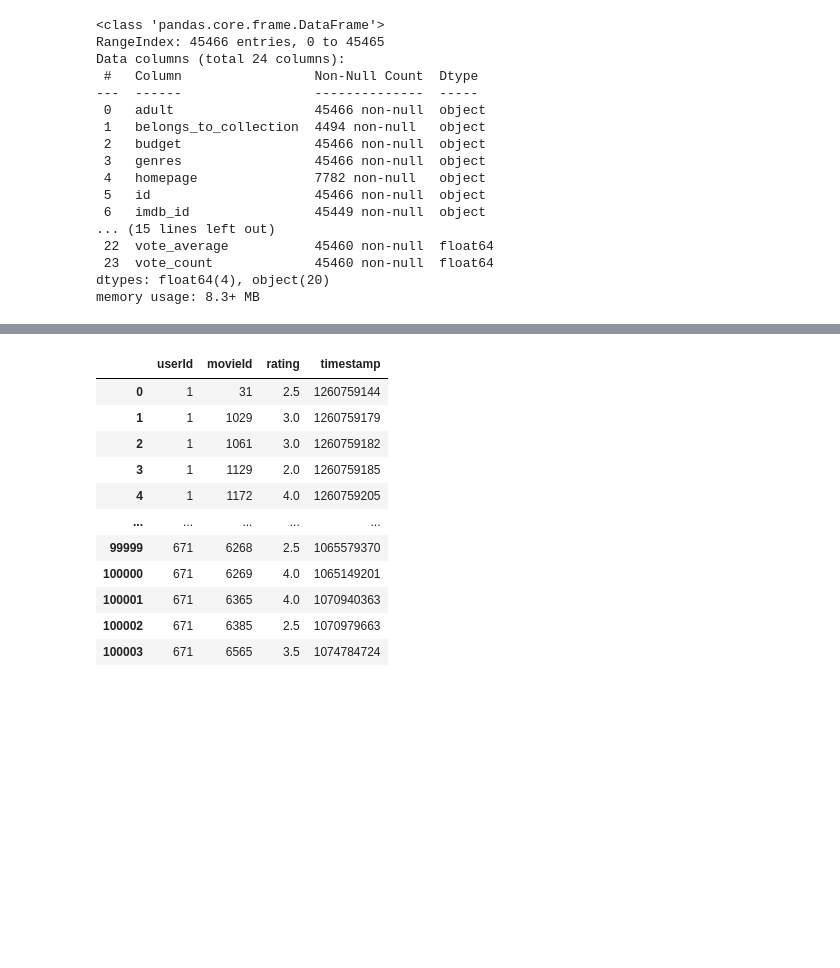
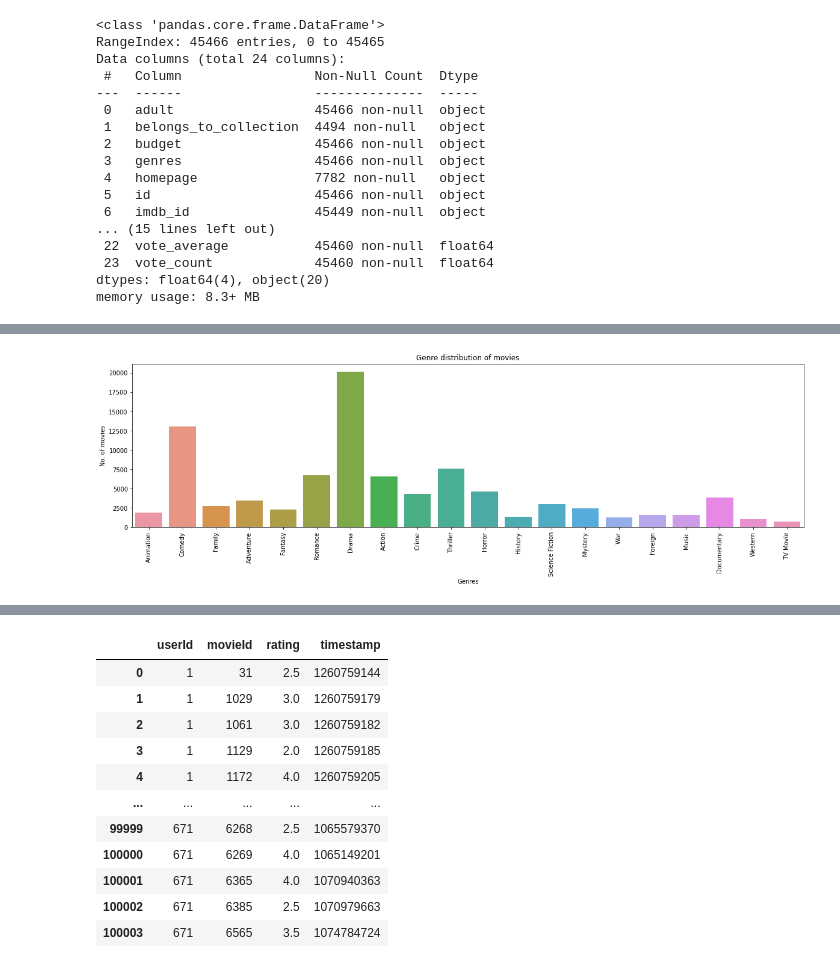
Before and after one commit to meric2/Movie-Recommendation-System, a Jupyter notebook: recommend.ipynb, the cells around one changed output, grey strips where cells are left out. Drawn from its saved outputs; the diff is of its cells as text; code cells hidden in the pictures; blank space fills up the shorter version.

```diff
--- a/recommend.ipynb
+++ b/recommend.ipynb
@@ -53,0 +154,32 @@ memory usage: 8.3+ MB
+# %%
+# Some columns contain information in arrays
+def get_all_items(df, col):
+    all_items = {}
+    for items in df[col]:
+        # Check if 'items' is NaN or an empty list
+        if items is None or (isinstance(items, float) and pd.isna(items)):
+            continue
+
+        # Now process each genre dictionary within the list
+        for genre in items:
+            if genre in all_items:
+                all_items[genre] += 1
+            else:
+                all_items[genre] = 1
+
+    return all_items
+# %%
+all_genres = get_all_items(movies, 'genres')
+
+fig = plt.figure(figsize=(20, 5))
+all_genre_keys = list(all_genres.keys())
+all_genre_values = [int(i) for i in all_genres.values()]
+sns.barplot(x=all_genre_keys, y=all_genre_values)
+
+plt.xticks(rotation=90)
+plt.xlabel('Genres')
+plt.ylabel('No. of movies')
+plt.title('Genre distribution of movies')
+plt.show()
+# %% [output]
+[figure, added]
```
Also changed, not shown: parts of 46 cells of this notebook, 7 other files.
